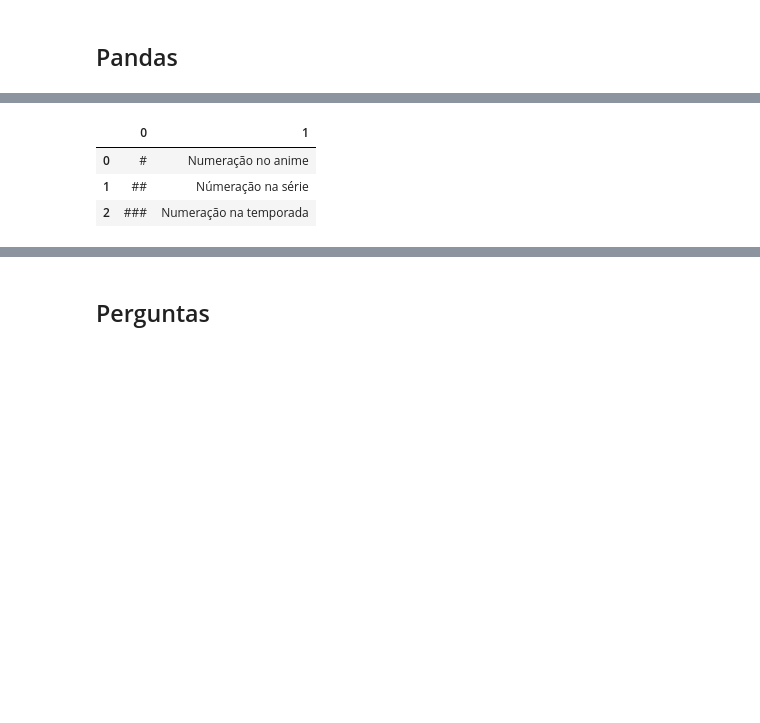
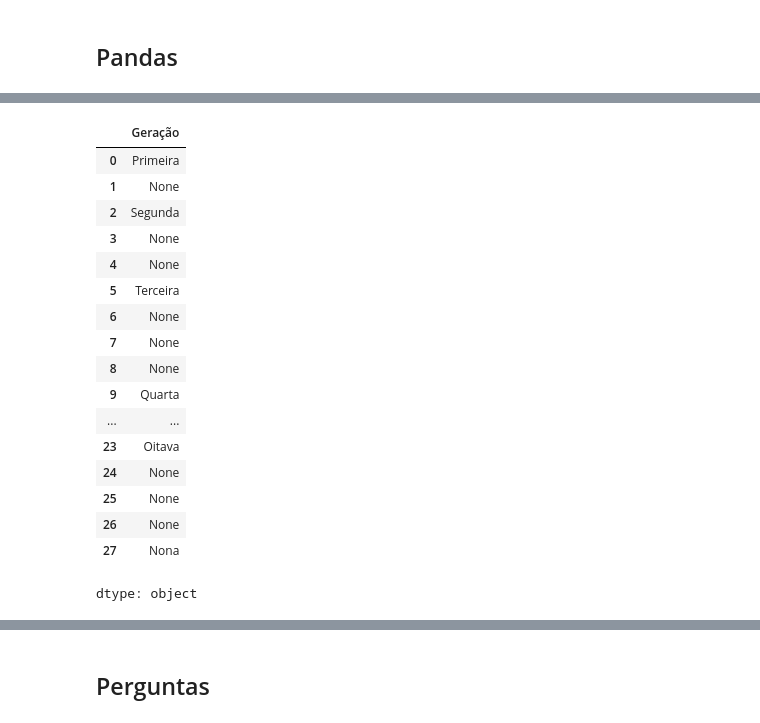
Before and after one commit to neylemkeunesp/CienciadosDados2024, a Jupyter notebook: Aula10/Aula10.ipynb, the cells around one changed output, grey strips where cells are left out. Cells and saved outputs as stored; diff of their text form; code cells hidden in the pictures; blank space fills up the shorter version.

```diff
--- a/Aula10/Aula10.ipynb
+++ b/Aula10/Aula10.ipynb
@@ -107,9 +61,21 @@ lispoktab[1]
-# %%
-df=lispoktab[2]
 # %%
-df
+df["Geração"]
 # %% [output]
-|  | 0 | 1 |
-| 0 | # | Numeração no anime |
-| 1 | ## | Númeração na série |
-| 2 | ### | Numeração na temporada |
+|  | Geração |
+| 0 | Primeira |
+| 1 | None |
+| 2 | Segunda |
+| 3 | None |
+| 4 | None |
+| 5 | Terceira |
+| 6 | None |
+| 7 | None |
+| 8 | None |
+| 9 | Quarta |
+| ... | ... |
+| 23 | Oitava |
+| 24 | None |
+| 25 | None |
+| 26 | None |
+| 27 | Nona |
+dtype: object
```
Also changed, not shown: parts of 25 cells of this notebook.
